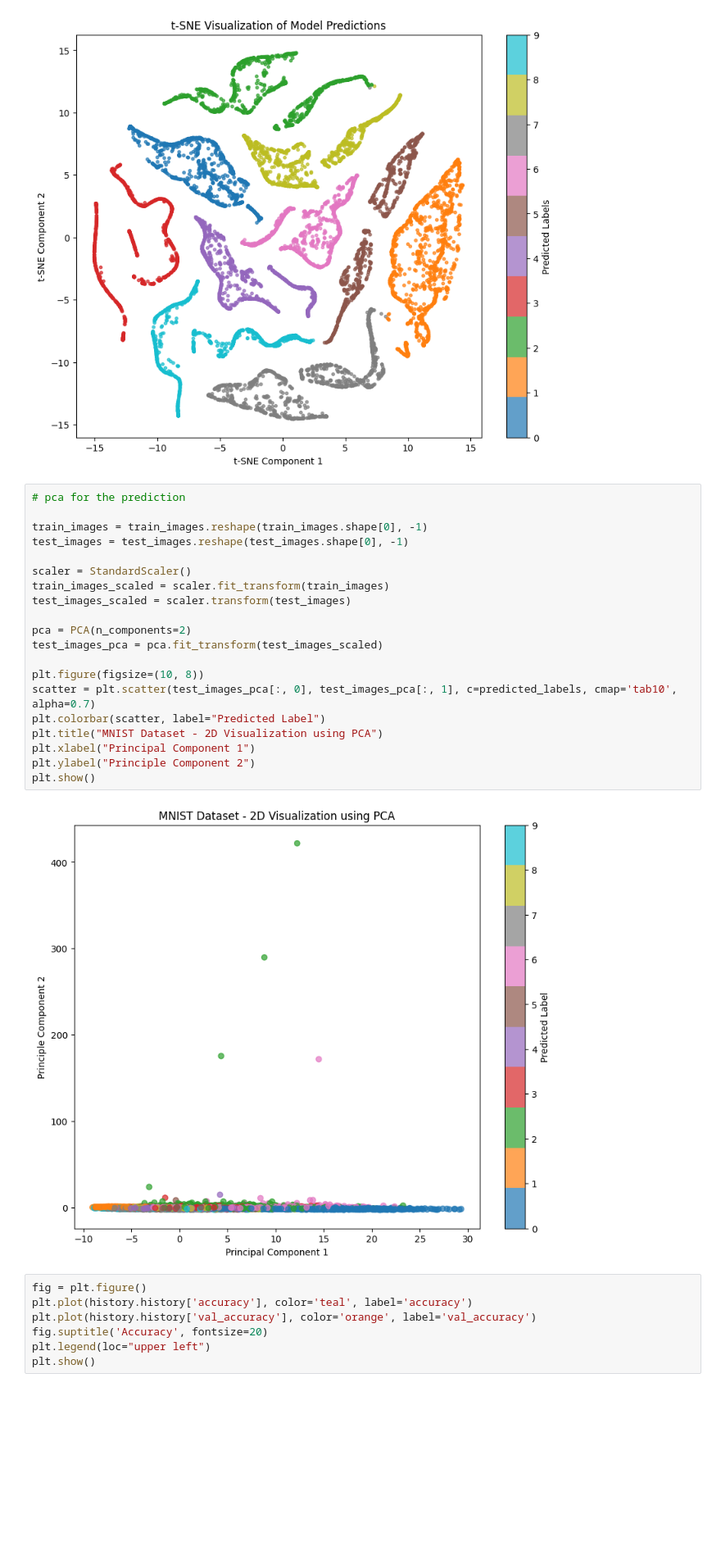
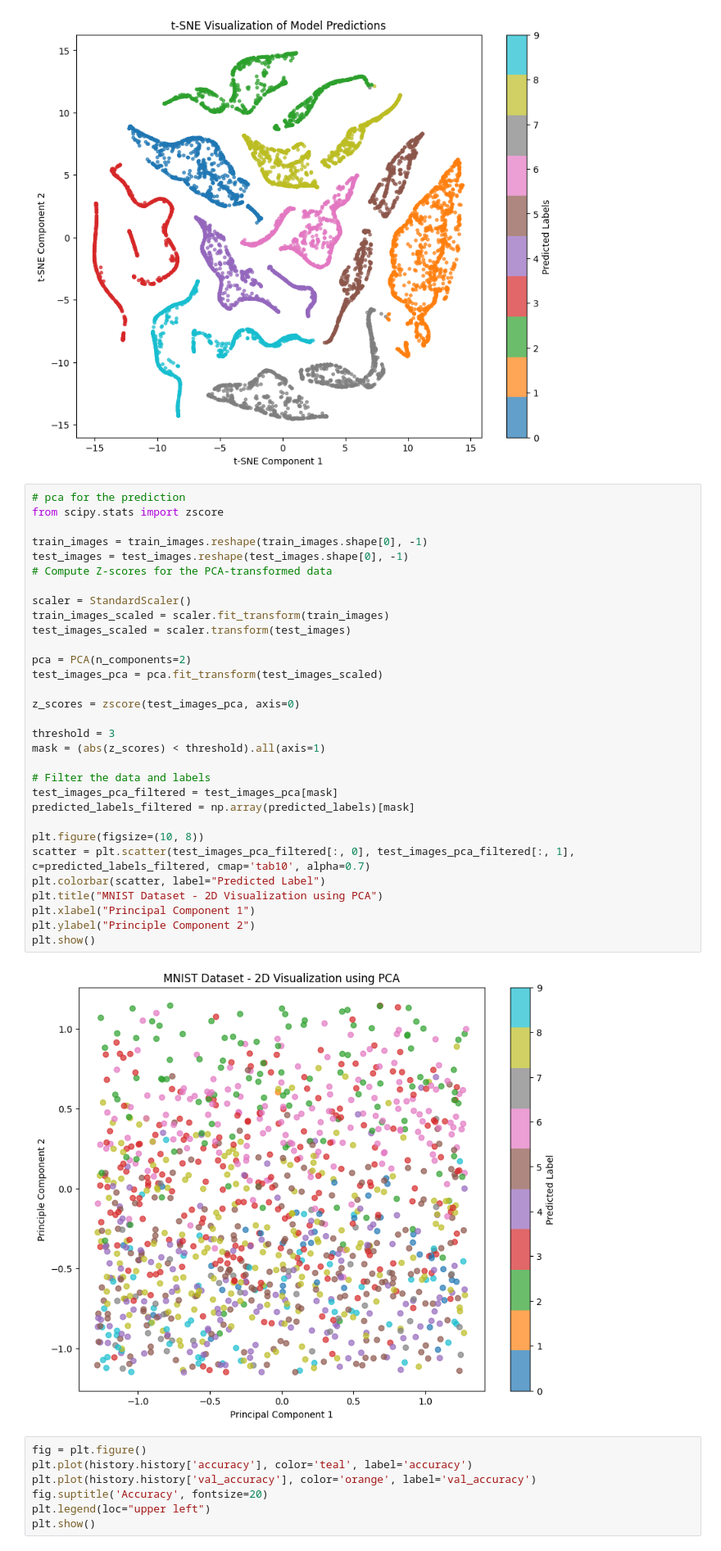
Before and after one commit to rayoo22/MNIST-ImageClassifier, a Jupyter notebook: cnn_dev.ipynb, the cells around one changed output. Shown at 82% size. Saved outputs shown, nothing was run; the diff lists cells and outputs as text; blank space fills up the shorter version.

```diff
--- a/cnn_dev.ipynb
+++ b/cnn_dev.ipynb
@@ -254,26 +254,37 @@ plt.show()
 [figure]
 # %%
 # pca for the prediction
+from scipy.stats import zscore
 
 train_images = train_images.reshape(train_images.shape[0], -1)
 test_images = test_images.reshape(test_images.shape[0], -1)
+# Compute Z-scores for the PCA-transformed data
 
 scaler = StandardScaler()
 train_images_scaled = scaler.fit_transform(train_images)
 test_images_scaled = scaler.transform(test_images)
 
 pca = PCA(n_components=2)
 test_images_pca = pca.fit_transform(test_images_scaled)
 
+z_scores = zscore(test_images_pca, axis=0)
+
+threshold = 3
+mask = (abs(z_scores) < threshold).all(axis=1)
+
+# Filter the data and labels
+test_images_pca_filtered = test_images_pca[mask]
+predicted_labels_filtered = np.array(predicted_labels)[mask]
+
 plt.figure(figsize=(10, 8))
-scatter = plt.scatter(test_images_pca[:, 0], test_images_pca[:, 1], c=predicted_labels, cmap='tab10', alpha=0.7)
+scatter = plt.scatter(test_images_pca_filtered[:, 0], test_images_pca_filtered[:, 1], c=predicted_labels_filtered, cmap='tab10', alpha=0.7)
 plt.colorbar(scatter, label="Predicted Label")
 plt.title("MNIST Dataset - 2D Visualization using PCA")
 plt.xlabel("Principal Component 1")
 plt.ylabel("Principle Component 2")
 plt.show()
 # %% [output]
-[figure, old version]
+[figure, new version]
 # %%
 fig = plt.figure()
 plt.plot(history.history['accuracy'], color='teal', label='accuracy')
```
Also changed, not shown: parts of 8 cells of this notebook.
